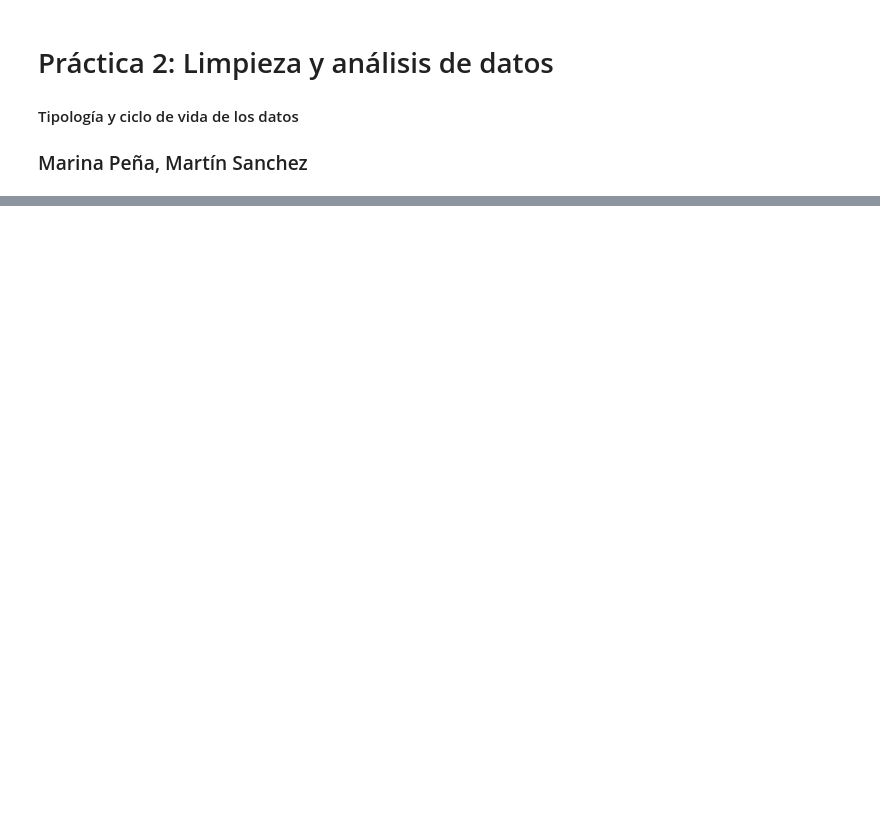
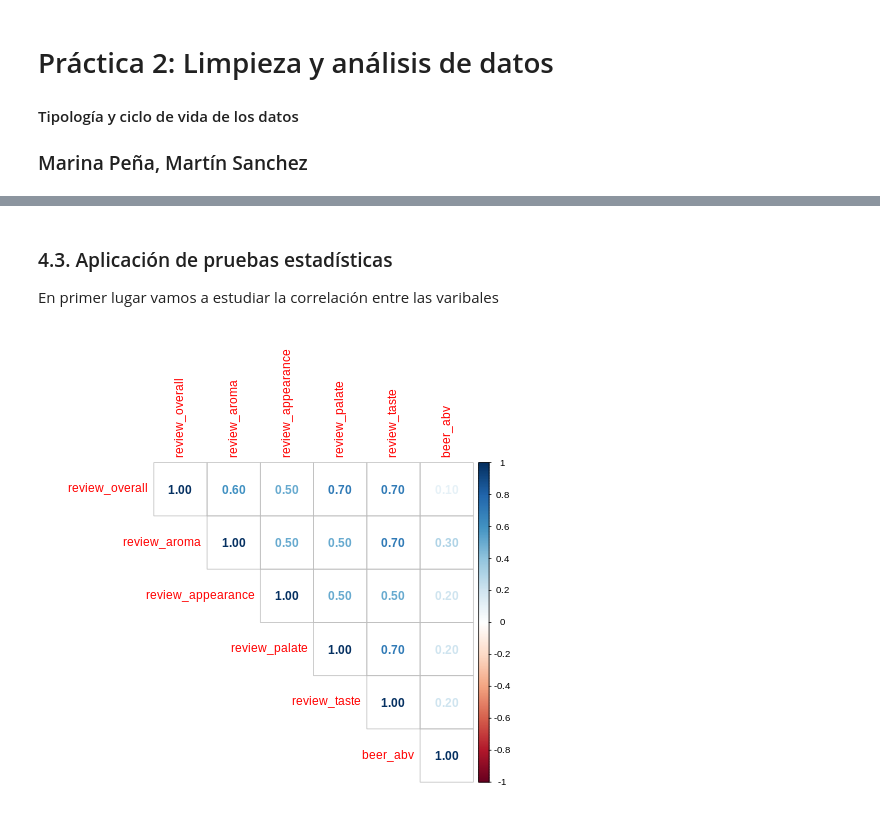
Before and after one commit to martinsanc/data_cleaning, a Jupyter notebook: PRA2.ipynb, the cells around one changed output, grey strips where cells are left out. Cells and saved outputs as stored; diff of their text form; code cells hidden in the pictures; blank space fills up the shorter version.

```diff
--- a/PRA2.ipynb
+++ b/PRA2.ipynb
@@ -24,0 +400,13 @@
+# %% [markdown]
+### 4.3. Aplicación de pruebas estadísticas
+
+  En primer lugar vamos a estudiar la correlación entre las varibales
+# %%
+%%R
+correlation_matrix=df_beer[,1:6]
+
+# Matriz de correlación
+correlacion<-round(cor(correlation_matrix, method ="pearson"), 1)
+corrplot(correlacion, method="number", type="upper", main= '')
+# %% [output]
+[figure, added]
```
Also changed, not shown: parts of 85 cells of this notebook.
